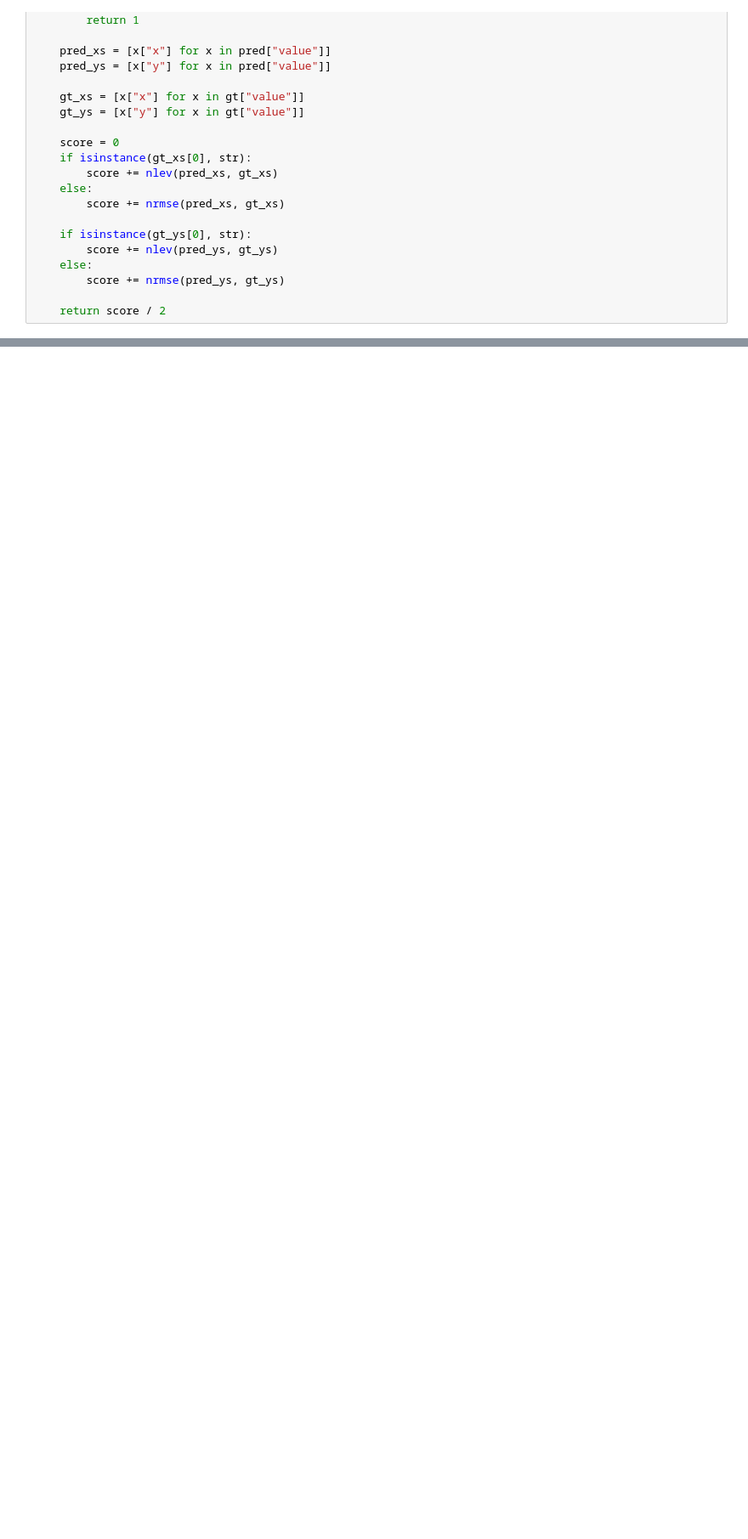
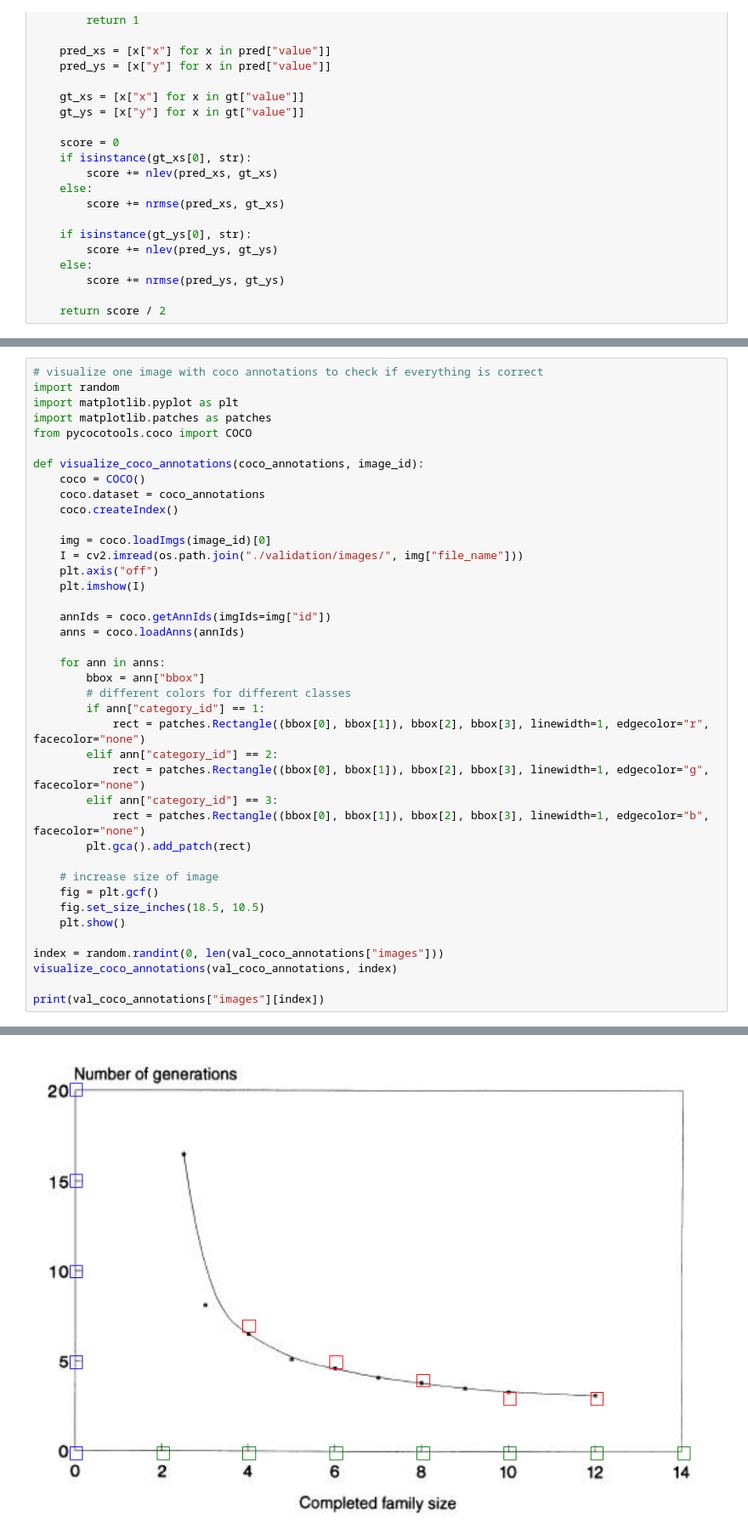
Before and after one commit to thanhhau097/bmga, a Jupyter notebook: data/eda.ipynb, the cells around one changed output, grey strips where cells are left out. Shown at 85% size. Cells and saved outputs as stored; diff of their text form; blank space fills up the shorter version.

```diff
--- a/data/eda.ipynb
+++ b/data/eda.ipynb
@@ -343,0 +472,41 @@ calculate_score(
+# %%
+# visualize one image with coco annotations to check if everything is correct
+import random
+import matplotlib.pyplot as plt
+import matplotlib.patches as patches
+from pycocotools.coco import COCO
+
+def visualize_coco_annotations(coco_annotations, image_id):
+    coco = COCO()
+    coco.dataset = coco_annotations
+    coco.createIndex()
+
+    img = coco.loadImgs(image_id)[0]
+    I = cv2.imread(os.path.join("./validation/images/", img["file_name"]))
+    plt.axis("off")
+    plt.imshow(I)
+
+    annIds = coco.getAnnIds(imgIds=img["id"])
+    anns = coco.loadAnns(annIds)
+
+    for ann in anns:
+        bbox = ann["bbox"]
+        # different colors for different classes
+        if ann["category_id"] == 1:
+            rect = patches.Rectangle((bbox[0], bbox[1]), bbox[2], bbox[3], linewidth=1, edgecolor="r", facecolor="none")
+        elif ann["category_id"] == 2:
+            rect = patches.Rectangle((bbox[0], bbox[1]), bbox[2], bbox[3], linewidth=1, edgecolor="g", facecolor="none")
+        elif ann["category_id"] == 3:
+            rect = patches.Rectangle((bbox[0], bbox[1]), bbox[2], bbox[3], linewidth=1, edgecolor="b", facecolor="none")
+        plt.gca().add_patch(rect)
+
+    # increase size of image
+    fig = plt.gcf()
+    fig.set_size_inches(18.5, 10.5)
+    plt.show()
+
+index = random.randint(0, len(val_coco_annotations["images"]))
+visualize_coco_annotations(val_coco_annotations, index)
+
+print(val_coco_annotations["images"][index])
+# %% [output]
@@ -343,0 +515 @@ calculate_score(
+[figure, added]
```
Also changed, not shown: parts of 13 cells of this notebook.
